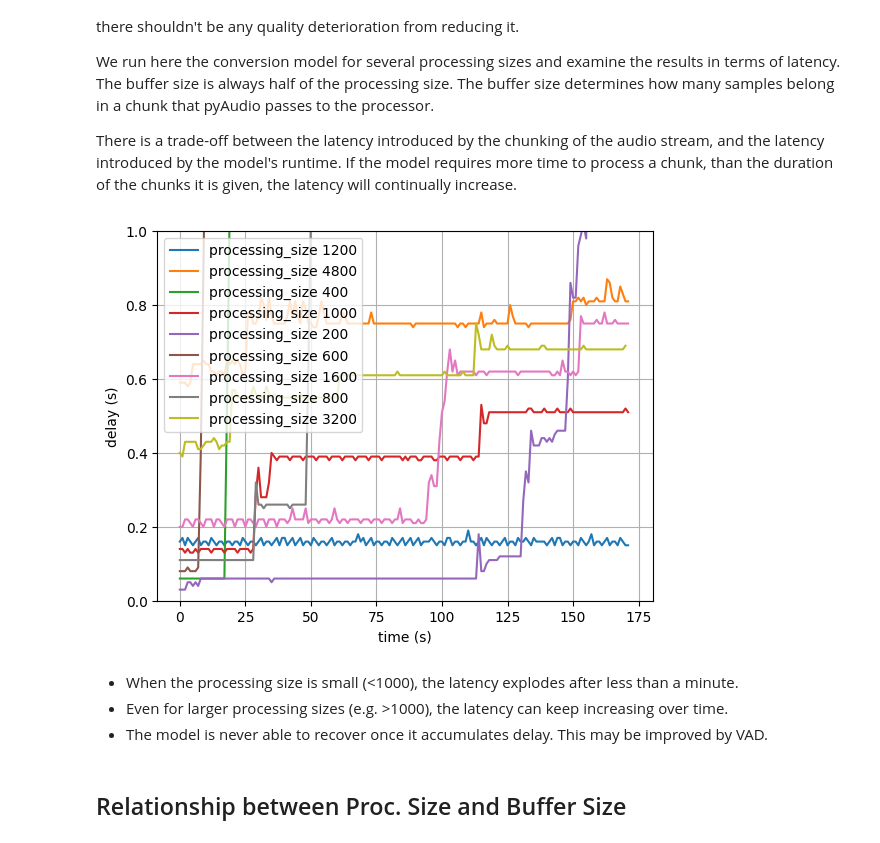
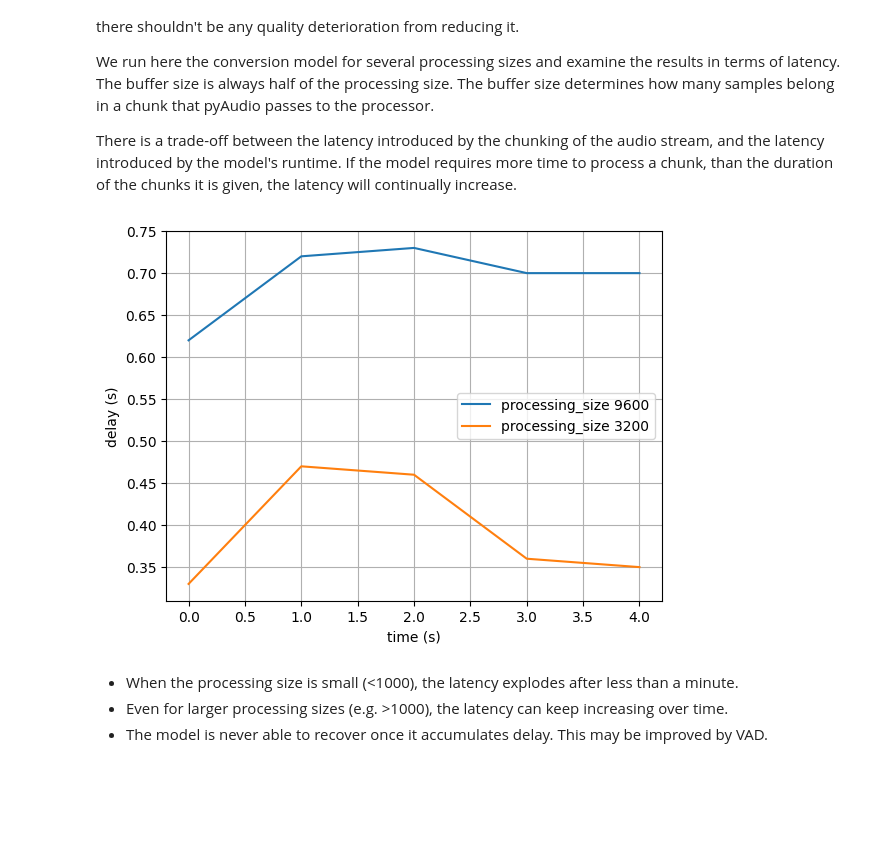
Before and after one commit to carlosfranzreb/ravas, a Jupyter notebook: notebooks/delay.ipynb, the cells around one changed output. Drawn from its saved outputs; the diff is of its cells as text; code cells hidden in the pictures; blank space fills up the shorter version.

```diff
--- a/notebooks/delay.ipynb
+++ b/notebooks/delay.ipynb
@@ -20,7 +20,7 @@ def plot_delays(log_dir: str, param: str, max_y: float = None) -> None:
         log_file = os.path.join(log_dir, folder, "progress.log")
         delays[param_value] = dict()
         for line in open(log_file, "r"):
-            if "audio output delay" in line:
+            if "audio_output INFO     delay" in line:
                 delay = float(line.split()[-2])
                 time = line.split()[1].split(",")[0]
                 if time not in delays[param_value]:
@@ -48,12 +48,10 @@ We run here the conversion model for several processing sizes and examine the re
 
 There is a trade-off between the latency introduced by the chunking of the audio stream, and the latency introduced by the model's runtime. If the model requires more time to process a chunk, than the duration of the chunks it is given, the latency will continually increase.
 # %%
-plot_delays("../logs/audio_proc_size/", "processing_size", max_y=1.)
+plot_delays("../logs/processing_size/", "processing_size")
 # %% [output]
-[figure, old version]
+[figure, new version]
 # %% [markdown]
 * When the processing size is small (<1000), the latency explodes after less than a minute.
 * Even for larger processing sizes (e.g. >1000), the latency can keep increasing over time.
 * The model is never able to recover once it accumulates delay. This may be improved by VAD.
-# %% [markdown]
-## Relationship between Proc. Size and Buffer Size
```
Also changed, not shown: parts of 1 cell of this notebook.
